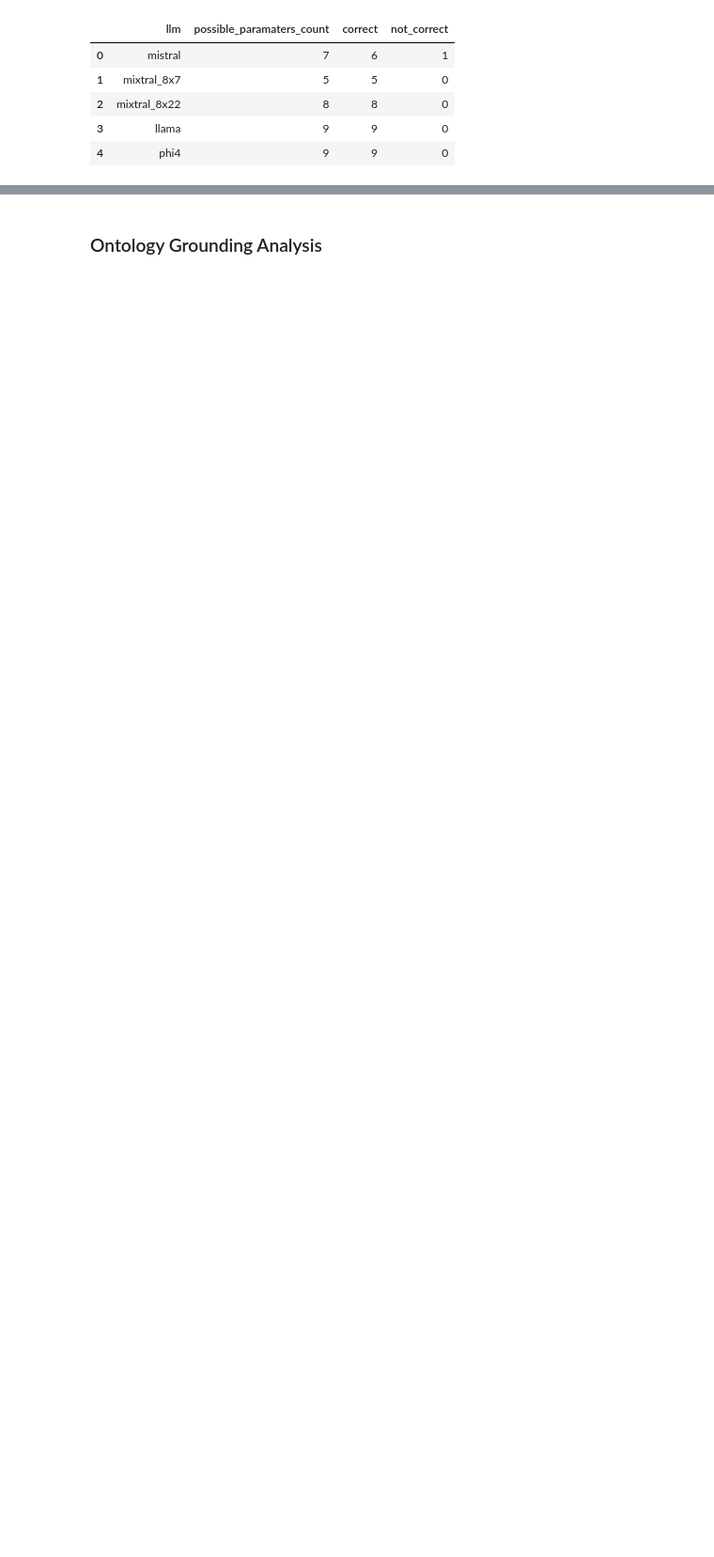
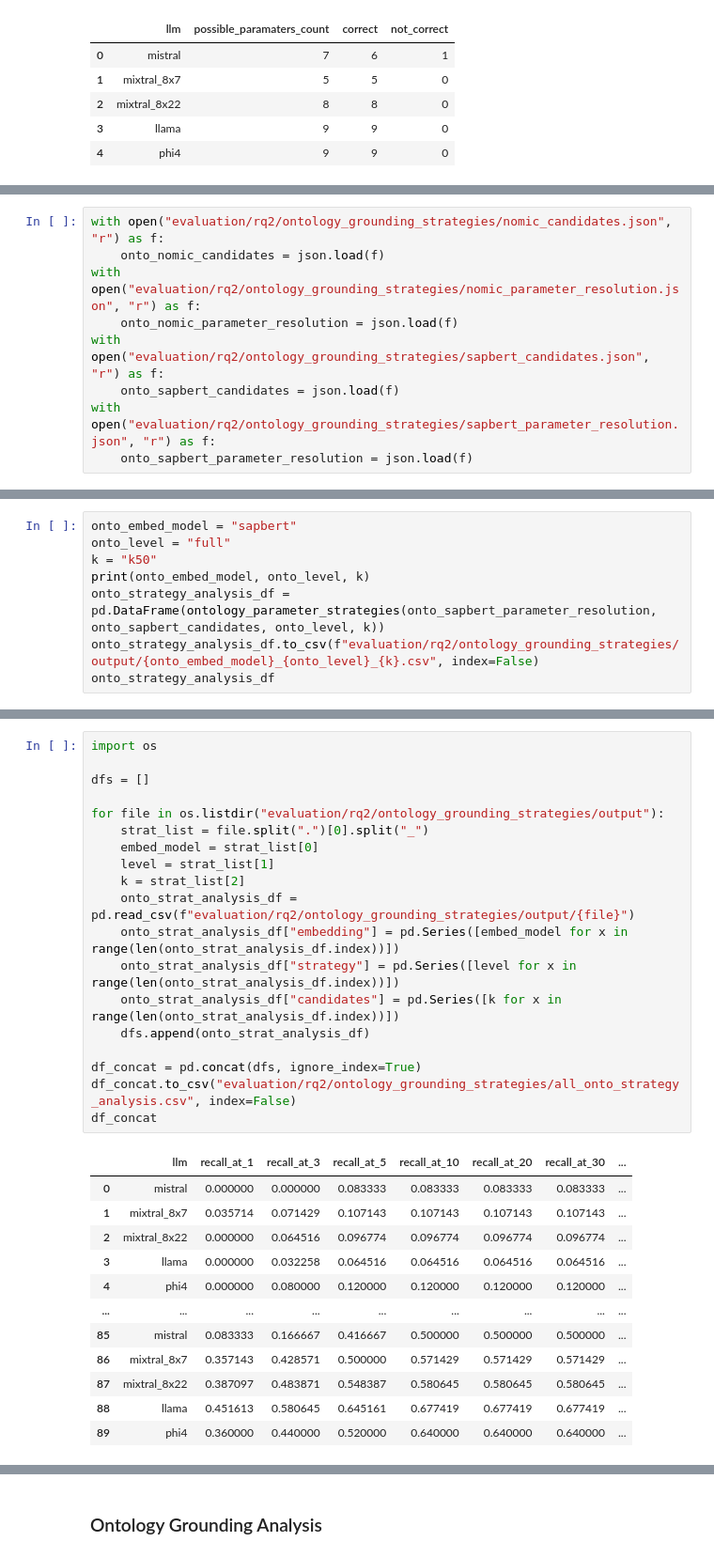
Before and after one commit to sal-unimib/shape, a Jupyter notebook: evaluation.ipynb, the cells around one changed output, grey strips where cells are left out. Shown at 94% size. Cells and saved outputs as stored; diff of their text form; blank space fills up the shorter version.

Commit message:
rq2 ontology grounding strategy analysis

```diff
--- a/evaluation.ipynb
+++ b/evaluation.ipynb
@@ -1172,0 +1427,9 @@ valueset_grounding_analysis_df
+# %%
+with open("evaluation/rq2/ontology_grounding_strategies/nomic_candidates.json", "r") as f:
+    onto_nomic_candidates = json.load(f)
+with open("evaluation/rq2/ontology_grounding_strategies/nomic_parameter_resolution.json", "r") as f:
+    onto_nomic_parameter_resolution = json.load(f)
+with open("evaluation/rq2/ontology_grounding_strategies/sapbert_candidates.json", "r") as f:
+    onto_sapbert_candidates = json.load(f)
+with open("evaluation/rq2/ontology_grounding_strategies/sapbert_parameter_resolution.json", "r") as f:
+    onto_sapbert_parameter_resolution = json.load(f)
@@ -1172,0 +1725,8 @@ valueset_grounding_analysis_df
+# %%
+onto_embed_model = "sapbert"
+onto_level = "full"
+k = "k50"
+print(onto_embed_model, onto_level, k)
+onto_strategy_analysis_df = pd.DataFrame(ontology_parameter_strategies(onto_sapbert_parameter_resolution, onto_sapbert_candidates, onto_level, k))
+onto_strategy_analysis_df.to_csv(f"evaluation/rq2/ontology_grounding_strategies/output/{onto_embed_model}_{onto_level}_{k}.csv", index=False)
+onto_strategy_analysis_df
@@ -1172,0 +1742,32 @@ valueset_grounding_analysis_df
+# %%
+import os
+
+dfs = []
+
+for file in os.listdir("evaluation/rq2/ontology_grounding_strategies/output"):
+    strat_list = file.split(".")[0].split("_")
+    embed_model = strat_list[0]
+    level = strat_list[1]
+    k = strat_list[2]
+    onto_strat_analysis_df = pd.read_csv(f"evaluation/rq2/ontology_grounding_strategies/output/{file}")
+    onto_strat_analysis_df["embedding"] = pd.Series([embed_model for x in range(len(onto_strat_analysis_df.index))])
+    onto_strat_analysis_df["strategy"] = pd.Series([level for x in range(len(onto_strat_analysis_df.index))])
+    onto_strat_analysis_df["candidates"] = pd.Series([k for x in range(len(onto_strat_analysis_df.index))])
+    dfs.append(onto_strat_analysis_df)
+
+df_concat = pd.concat(dfs, ignore_index=True)
+df_concat.to_csv("evaluation/rq2/ontology_grounding_strategies/all_onto_strategy_analysis.csv", index=False)
+df_concat
+# %% [output]
+|  | llm | recall_at_1 | recall_at_3 | recall_at_5 | recall_at_10 | recall_at_20 | recall_at_30 | ... |
+| 0 | mistral | 0.000000 | 0.000000 | 0.083333 | 0.083333 | 0.083333 | 0.083333 | ... |
+| 1 | mixtral_8x7 | 0.035714 | 0.071429 | 0.107143 | 0.107143 | 0.107143 | 0.107143 | ... |
+| 2 | mixtral_8x22 | 0.000000 | 0.064516 | 0.096774 | 0.096774 | 0.096774 | 0.096774 | ... |
+| 3 | llama | 0.000000 | 0.032258 | 0.064516 | 0.064516 | 0.064516 | 0.064516 | ... |
+| 4 | phi4 | 0.000000 | 0.080000 | 0.120000 | 0.120000 | 0.120000 | 0.120000 | ... |
+| ... | ... | ... | ... | ... | ... | ... | ... | ... |
+| 85 | mistral | 0.083333 | 0.166667 | 0.416667 | 0.500000 | 0.500000 | 0.500000 | ... |
+| 86 | mixtral_8x7 | 0.357143 | 0.428571 | 0.500000 | 0.571429 | 0.571429 | 0.571429 | ... |
+| 87 | mixtral_8x22 | 0.387097 | 0.483871 | 0.548387 | 0.580645 | 0.580645 | 0.580645 | ... |
+| 88 | llama | 0.451613 | 0.580645 | 0.645161 | 0.677419 | 0.677419 | 0.677419 | ... |
+| 89 | phi4 | 0.360000 | 0.440000 | 0.520000 | 0.640000 | 0.640000 | 0.640000 | ... |
```
Also changed, not shown: parts of 25 cells of this notebook, 30 other files.
